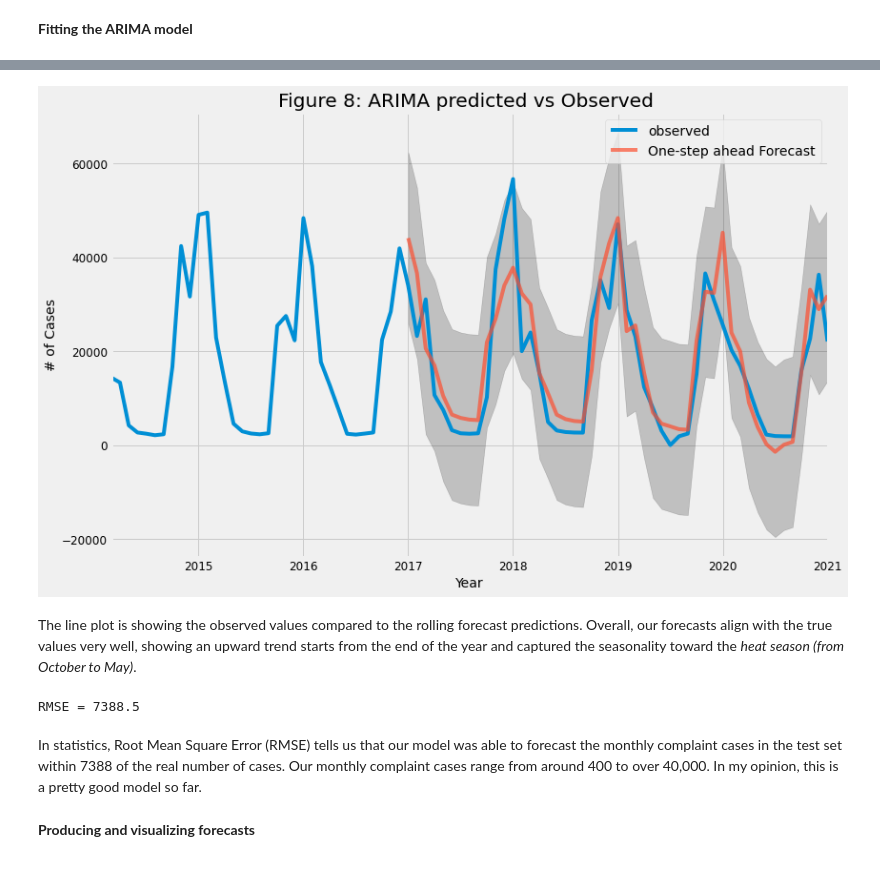
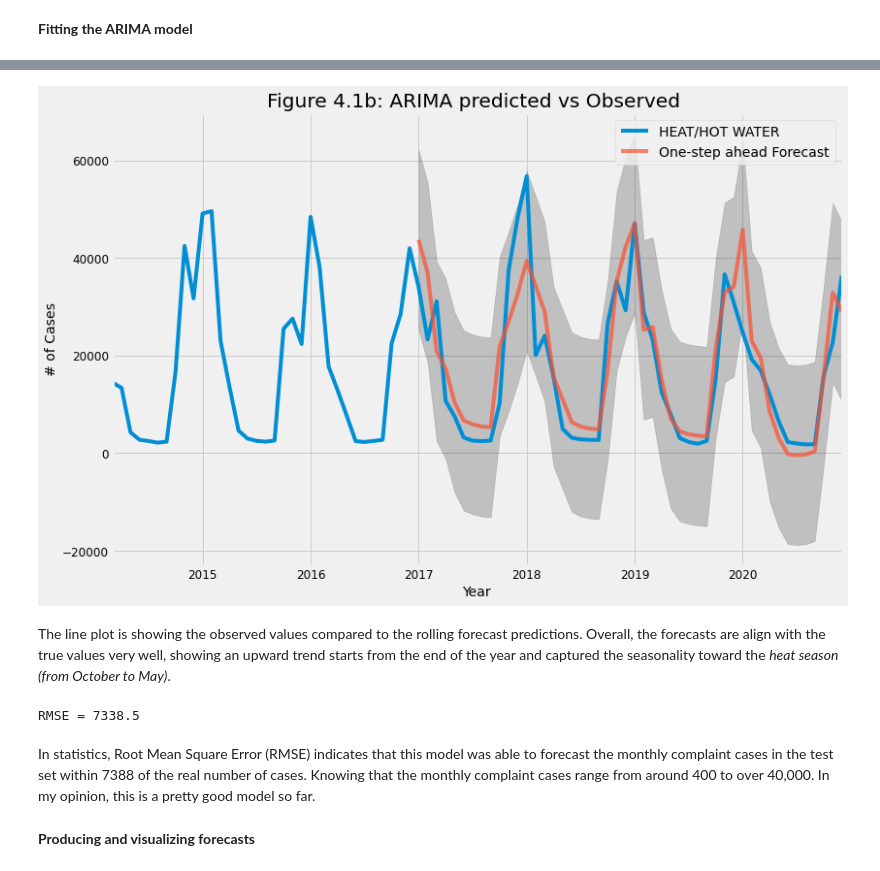
Before and after one commit to GieselC/311_Complaint_Analysis, a Jupyter notebook: NewYorkComplaintCase.ipynb, the cells around one changed output, grey strips where cells are left out. Saved outputs shown, nothing was run; the diff lists cells and outputs as text; code cells hidden in the pictures.

```diff
--- a/NewYorkComplaintCase.ipynb
+++ b/NewYorkComplaintCase.ipynb
@@ -121,5 +135,8 @@ def timeseries(df_, cond):
     df_ = df_.set_index('created_date')
     df_.index = pd.to_datetime(df_.index)
     df_ = df_.resample('MS').count()
+    df_ = df_[['complaint_type']]
+    df_ = df_.rename(columns={'complaint_type': cond})
+    df_ = df_.reset_index()
     return df_
 # %%
@@ -484,0 +688,2 @@ Implements a procedure for forecasting time series data based on an additive mod
+# %%
+df_hhw = df_hhw.set_index('created_date')
@@ -485,2 +692,4 @@ Implements a procedure for forecasting time series data based on an additive mod
+# %%
+df_hhw = df_hhw.resample('MS').sum()
 # %%
 import itertools
@@ -523,7 +734,7 @@ The above output suggests that SARIMAX(0, 1, 1)x(1, 1, 1, 12) yields the lowest
 # %% [markdown]
 **Fitting the ARIMA model**
 # %%
-mod = sm.tsa.statespace.SARIMAX(df_hhw['complaint_type'],
+mod = sm.tsa.statespace.SARIMAX(df_hhw,
                                 order=(0, 1, 1),
                                 seasonal_order=(1, 1, 1, 12),
                                 enforce_stationarity=False,
@@ -542,31 +754,31 @@ To help us understand the accuracy of our forecasts, we compare predicted number
 # %%
 pred = results.get_prediction(start=pd.to_datetime('2017-01-01'), dynamic=False)
 pred_ci = pred.conf_int()
-ax = df_hhw['complaint_type'].plot(label='observed')
+ax = df_hhw.plot(label='observed')
 pred.predicted_mean.plot(ax=ax, label='One-step ahead Forecast', alpha=.7)
 ax.fill_between(pred_ci.index,
                 pred_ci.iloc[:, 0],
                 pred_ci.iloc[:, 1], color='k', alpha=.2)
 ax.set_xlabel('Year')
 ax.set_ylabel('# of Cases')
 plt.legend()
-plt.title('Figure 8: ARIMA predicted vs Observed ')
+plt.title('Figure 4.1b: ARIMA predicted vs Observed ')
 plt.show()
 # %% [output]
-[figure, old version]
+[figure, new version]
 # %% [markdown]
-The line plot is showing the observed values compared to the rolling forecast predictions. Overall, our forecasts align with the true values very well, showing an upward trend starts from the end of the year and captured the seasonality toward the *heat season (from October to May)*.
+The line plot is showing the observed values compared to the rolling forecast predictions. Overall, the forecasts are align with the true values very well, showing an upward trend starts from the end of the year and captured the seasonality toward the *heat season (from October to May)*.
 # %%
 from sklearn.metrics import mean_squared_error
 # %%
 y_forecasted = pred.predicted_mean
-y_truth = df_hhw['complaint_type']['2017-01-01':]
+y_truth = df_hhw['2017-01-01':]
 
 print('RMSE = %.1f'  %np.sqrt(mean_squared_error(y_forecasted,  y_truth)))
 # %% [output]
-RMSE = 7388.5
+RMSE = 7338.5
 # %% [markdown]
-In statistics, Root Mean Square Error (RMSE) tells us that our model was able to forecast the monthly complaint cases in the test set within 7388 of the real number of cases. Our monthly complaint cases range from around 400 to over 40,000. In my opinion, this is a pretty good model so far.
+In statistics, Root Mean Square Error (RMSE) indicates that this model was able to forecast the monthly complaint cases in the test set within 7388 of the real number of cases. Knowing that the monthly complaint cases range from around 400 to over 40,000. In my opinion, this is a pretty good model so far.
 # %% [markdown]
 **Producing and visualizing forecasts**
 # %%
```
Also changed, not shown: parts of 117 cells of this notebook.
